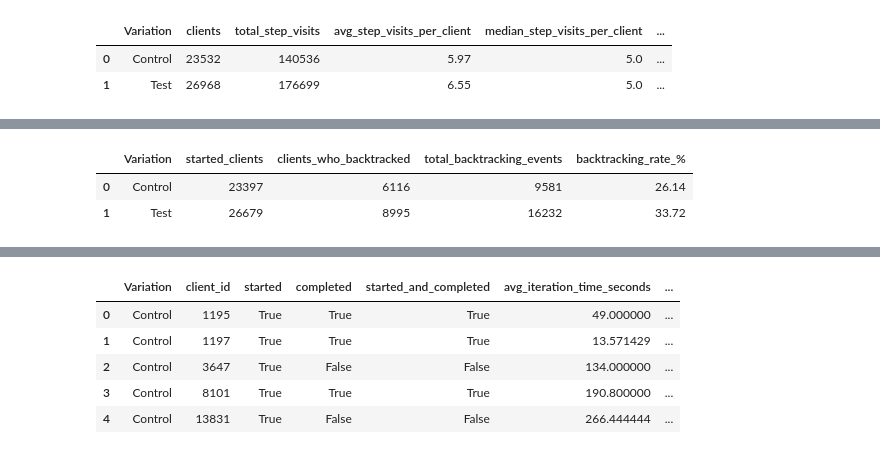
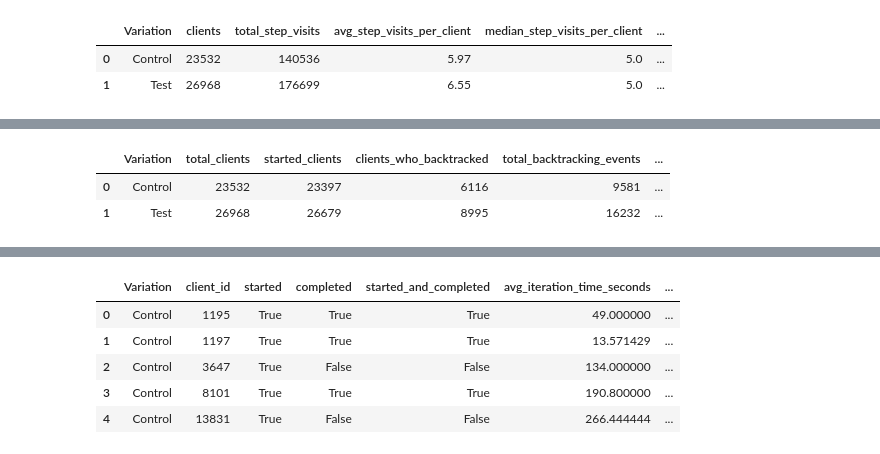
Before and after one commit to bloodnickel/project_2, a Jupyter notebook: testkpi.ipynb, the cells around one changed output, grey strips where cells are left out. Cells and saved outputs as stored; diff of their text form; code cells hidden in the pictures.

```diff
--- a/testkpi.ipynb
+++ b/testkpi.ipynb
@@ -646,33 +823,42 @@ client_backtracking = (
     kpi_df.groupby(["Variation", "client_id"], as_index=False)
     .agg(
         started=("process_step", lambda x: (x == "start").any()),
         backtracked=("backtracking_event", "max"),
         backtracking_events=("backtracking_event", "sum")
     )
 )
 
 # Only count backtracking among clients who started
 client_backtracking["started_and_backtracked"] = (
     client_backtracking["started"] & client_backtracking["backtracked"]
 )
 
 # Final KPI table
 backtracking_rate_kpi = (
     client_backtracking.groupby("Variation")
     .agg(
+        total_clients=("client_id", "nunique"),
         started_clients=("started", "sum"),
         clients_who_backtracked=("started_and_backtracked", "sum"),
         total_backtracking_events=("backtracking_events", "sum")
     )
     .reset_index()
 )
 
 backtracking_rate_kpi["backtracking_rate_%"] = (
     backtracking_rate_kpi["clients_who_backtracked"] / backtracking_rate_kpi["started_clients"] * 100
 ).round(2)
 
+backtracking_rate_kpi["backtracking_events_per_started_client"] = (
+    backtracking_rate_kpi["total_backtracking_events"] / backtracking_rate_kpi["started_clients"]
+).round(4)
+
+backtracking_rate_kpi["backtracking_events_per_backtracked_client"] = (
+    backtracking_rate_kpi["total_backtracking_events"] / backtracking_rate_kpi["clients_who_backtracked"]
+).round(2)
+
 backtracking_rate_kpi
 # %% [output]
-|  | Variation | started_clients | clients_who_backtracked | total_backtracking_events | backtracking_rate_% |
-| 0 | Control | 23397 | 6116 | 9581 | 26.14 |
-| 1 | Test | 26679 | 8995 | 16232 | 33.72 |
+|  | Variation | total_clients | started_clients | clients_who_backtracked | total_backtracking_events | ... |
+| 0 | Control | 23532 | 23397 | 6116 | 9581 | ... |
+| 1 | Test | 26968 | 26679 | 8995 | 16232 | ... |
```
Also changed, not shown: parts of 66 cells of this notebook, 1 other file.
